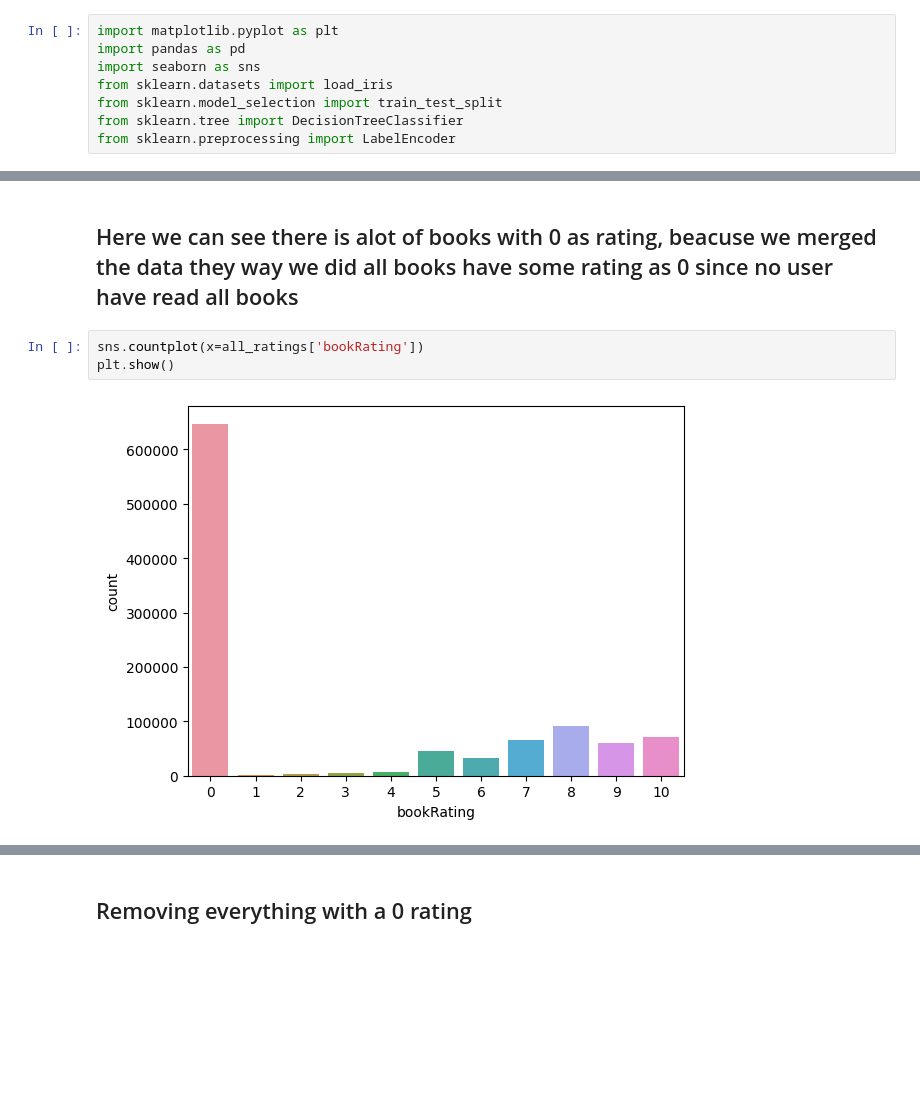
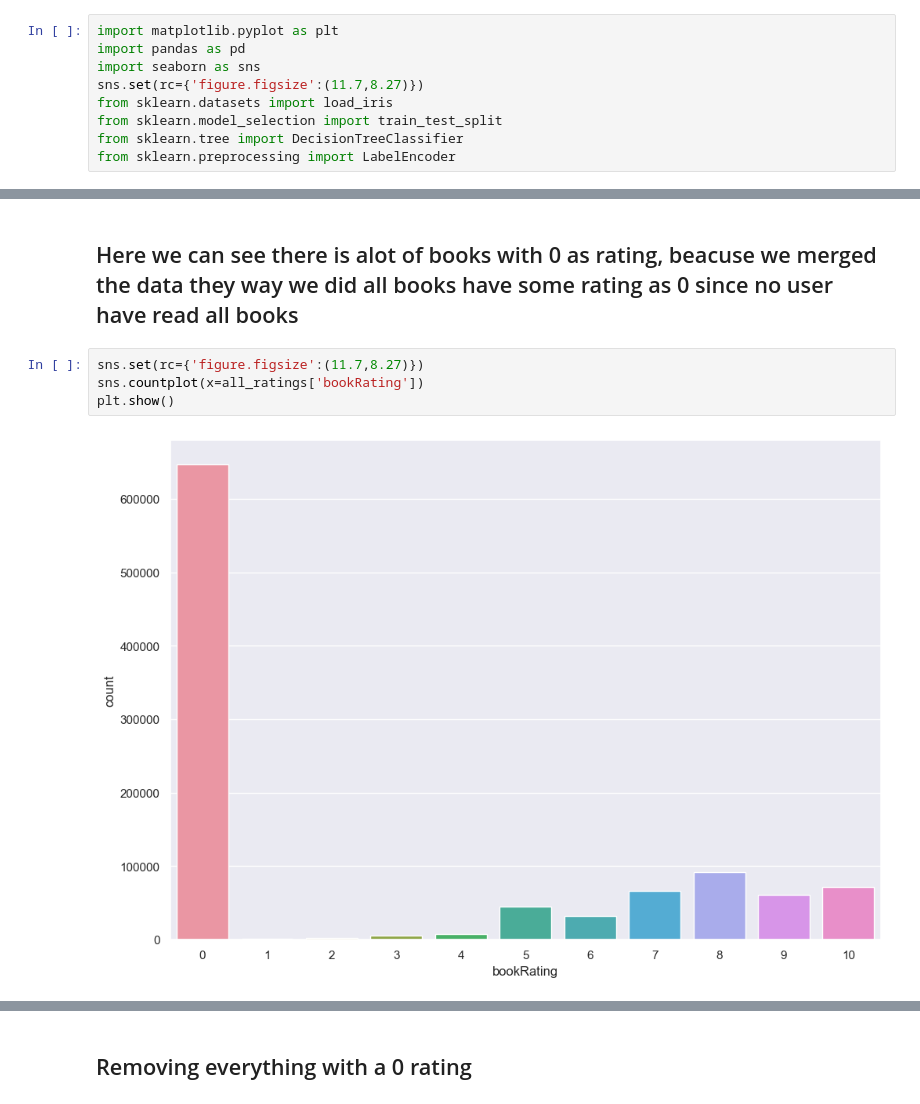
Before and after one commit to ablomstrom/final-project, a Jupyter notebook: main.ipynb, the cells around one changed output, grey strips where cells are left out. Saved outputs shown, nothing was run; the diff lists cells and outputs as text; blank space fills up the shorter version.

```diff
--- a/main.ipynb
+++ b/main.ipynb
@@ -4,6 +4,7 @@
 import matplotlib.pyplot as plt
 import pandas as pd
 import seaborn as sns
+sns.set(rc={'figure.figsize':(11.7,8.27)})
 from sklearn.datasets import load_iris
 from sklearn.model_selection import train_test_split
 from sklearn.tree import DecisionTreeClassifier
@@ -98,7 +99,8 @@ all_ratings = pd.merge(book_rating, users_data_df, on='userId')
 # %% [markdown]
 ## Here we can see there is alot of books with 0 as rating, beacuse we merged the data they way we did all books have some rating as 0 since no user have read all books
 # %%
+sns.set(rc={'figure.figsize':(11.7,8.27)})
 sns.countplot(x=all_ratings['bookRating'])
 plt.show()
 # %% [output]
-[figure, old version]
+[figure, new version]
```
Also changed, not shown: parts of 9 cells of this notebook.
